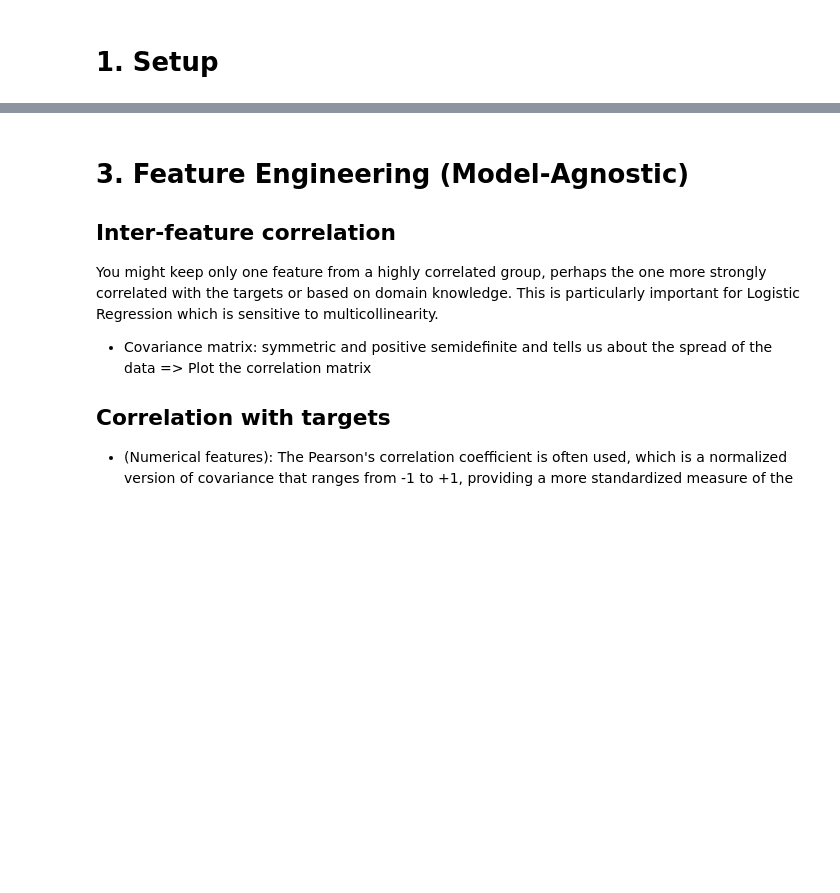
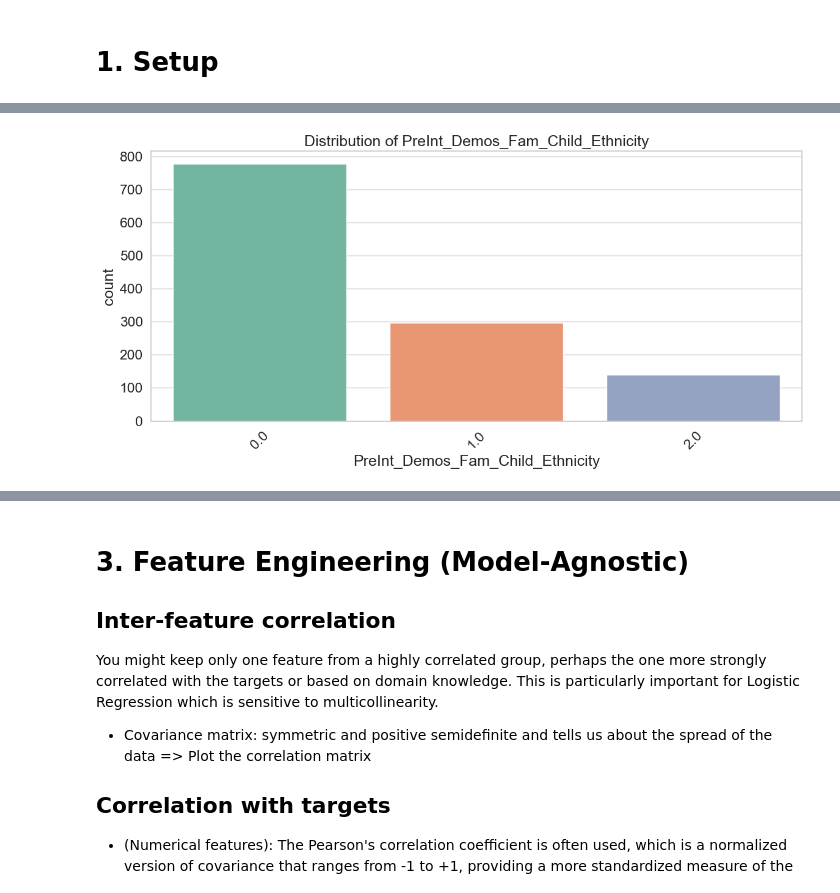
Before and after one commit to Savoxism/WiDS-Datathon-2025, a Jupyter notebook: solver.ipynb, the cells around one changed output, grey strips where cells are left out. Drawn from its saved outputs; the diff is of its cells as text; code cells hidden in the pictures; blank space fills up the shorter version.

```diff
--- a/solver.ipynb
+++ b/solver.ipynb
@@ -47,0 +271,16 @@ This is some explanation of feature present in the dataset
+# %%
+feature_3 = "PreInt_Demos_Fam_Child_Ethnicity"
+train_combined[feature_3] = train_combined[feature_3].fillna(3.0)
+test_combined[feature_3] = test_combined[feature_3].fillna(3.0)
+
+train_combined[feature_3] = train_combined[feature_3].replace({3: 2})
+test_combined[feature_3] = test_combined[feature_3].replace({3: 2})
+
+plt.figure(figsize=(12, 6))
+sns.countplot(data=train_combined, x='PreInt_Demos_Fam_Child_Ethnicity', palette='Set2')
+plt.title(f"Distribution of {feature_3}")
+plt.xticks(rotation=45)
+plt.tight_layout()
+plt.show()
+# %% [output]
+[figure, added]
```
Also changed, not shown: parts of 49 cells of this notebook, 10 other files.
